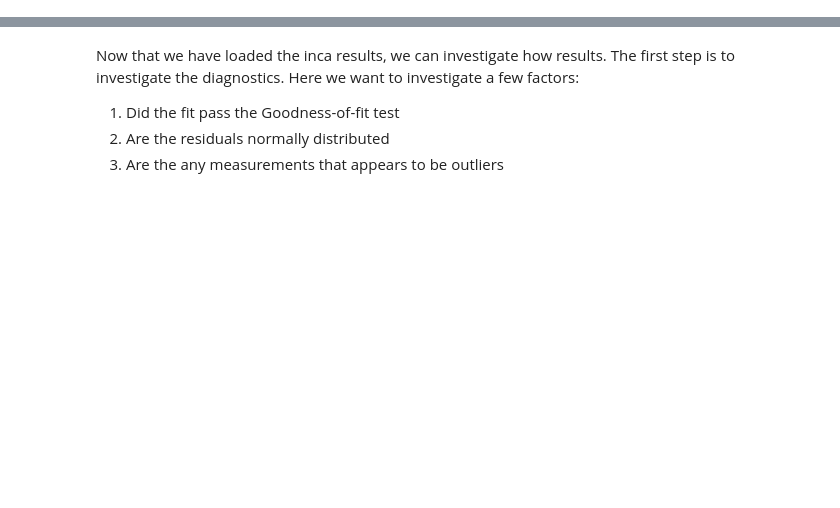
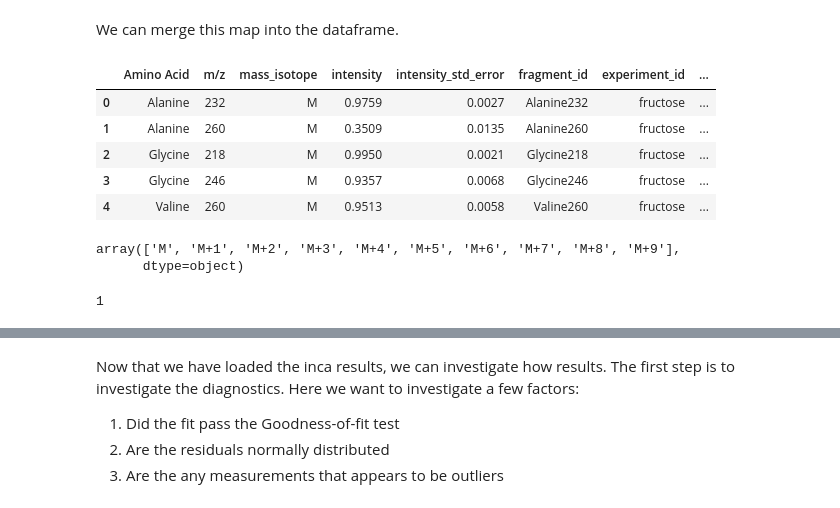
Before and after one commit to biosustain/incawrapper, a Jupyter notebook: docs/examples/Published_data_examples_C_necator.ipynb, the cells around one changed output, grey strips where cells are left out. Cells and saved outputs as stored; diff of their text form; code cells hidden in the pictures; blank space fills up the shorter version.

```diff
--- a/docs/examples/Published_data_examples_C_necator.ipynb
+++ b/docs/examples/Published_data_examples_C_necator.ipynb
@@ -234,0 +152,18 @@ simulation_id = '[1,2-13C]glycerol'
+# %%
+def parse_mdv_raw_to_long(df: pd.DataFrame, experiment_id: str)-> pd.DataFrame:
+    df['Amino Acid'] = df['Amino Acid'].ffill()
+    long = df.melt(id_vars=['Amino Acid', 'Unnamed: 1', 'm/z'], var_name='mass_isotope').drop(columns=['Unnamed: 1'])
+    long[['intensity', 'intensity_std_error']] = long['value'].str.split(r'±|\+', regex=True, expand=True)
+    long.drop(columns=['value'], inplace=True)
+
+    # convert strings to floats
+    long['intensity'] = long['intensity'].str.strip().astype(float)
+    long['intensity_std_error'] = long['intensity_std_error'].str.strip().astype(float)
+
+    # some amino acids have trailing spaces
+    long['Amino Acid'] = long['Amino Acid'].str.strip()
+
+    # make ids
+    long['fragment_id'] = long['Amino Acid'].str.replace(" ", '') + long['m/z'].astype(str)
+    long['experiment_id'] = experiment_id
+    return long.dropna()
@@ -234,0 +172,10 @@ simulation_id = '[1,2-13C]glycerol'
+# %%
+xl_file = pd.ExcelFile("Literature data/Cupriavidus necator  Alagesan 2017/MDV_raw.xlsx")
+mdvs_long = pd.DataFrame()
+for sheet in xl_file.sheet_names:
+    df = xl_file.parse(sheet)
+    df = parse_mdv_raw_to_long(df, experiment_id=sheet)
+    mdvs_long = pd.concat([mdvs_long, df])
+mdvs_long.reset_index(drop=True, inplace=True)
+
+mdvs_long.head()
@@ -234,0 +203,4 @@ simulation_id = '[1,2-13C]glycerol'
+# %%
+# set minumum std_error to
+minimum_std_error = 1e-4
+mdvs_long.loc[mdvs_long['intensity_std_error'] < minimum_std_error, 'intensity_std_error'] = minimum_std_error
@@ -234,0 +209,9 @@ simulation_id = '[1,2-13C]glycerol'
+# %%
+met_abbriviations = pd.DataFrame(
+    [
+        ('ALA', 'Alanine'), ('ASP', 'Aspartic acid'), ('GL', 'Glycine'), ('GLU', 'Glutamic acid'),
+        ('HIS', 'Histidine'), ('ILE', 'Isoleucine'), ('LEU', 'Leucine'), ('MET', 'Methionine'),
+        ('PHE', 'Phenylalanine'), ('SER', 'Serine'), ('THR', 'Threonine'), ('VAL', 'Valine')
+    ], columns=['met_id','Amino Acid']
+)
+met_abbriviations.head()
@@ -234,0 +225,28 @@ simulation_id = '[1,2-13C]glycerol'
+# %% [markdown]
+We can merge this map into the dataframe.
+# %%
+mdvs_long_met_ids = mdvs_long.merge(met_abbriviations, on='Amino Acid', how='left')
+mdvs_long_met_ids.head()
+# %% [output]
+|  | Amino Acid | m/z | mass_isotope | intensity | intensity_std_error | fragment_id | experiment_id | ... |
+| 0 | Alanine | 232 | M | 0.9759 | 0.0027 | Alanine232 | fructose | ... |
+| 1 | Alanine | 260 | M | 0.3509 | 0.0135 | Alanine260 | fructose | ... |
+| 2 | Glycine | 218 | M | 0.9950 | 0.0021 | Glycine218 | fructose | ... |
+| 3 | Glycine | 246 | M | 0.9357 | 0.0068 | Glycine246 | fructose | ... |
+| 4 | Valine | 260 | M | 0.9513 | 0.0058 | Valine260 | fructose | ... |
+# %%
+mdvs_long_met_ids['mass_isotope'].unique()
+# %% [output]
+array(['M', 'M+1', 'M+2', 'M+3', 'M+4', 'M+5', 'M+6', 'M+7', 'M+8', 'M+9'],
+      dtype=object)
+# %%
+def mass_isotope_to_int(mass_isotope: str)-> int:
+    if isinstance(mass_isotope, int): # avoids error when rerunning the cell
+        return mass_isotope
+    elif mass_isotope == "M":
+        return 0
+    else:
+        return int(mass_isotope.replace("M+", ""))
+mass_isotope_to_int("M+1")
+# %% [output]
+1
```
Also changed, not shown: parts of 71 cells of this notebook.
